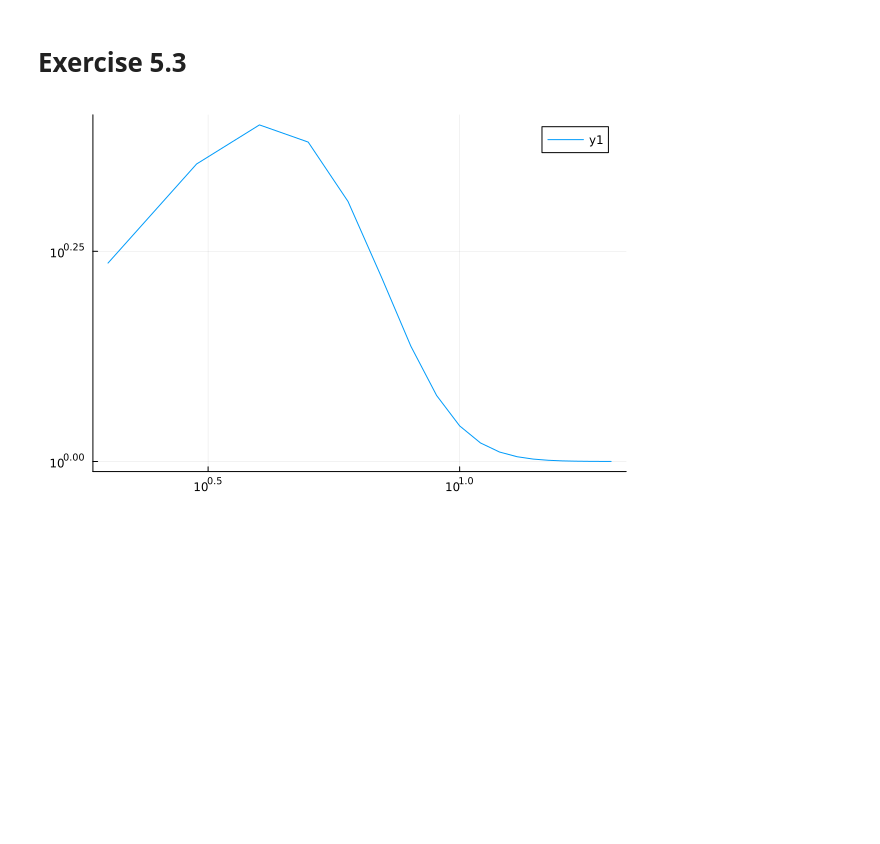
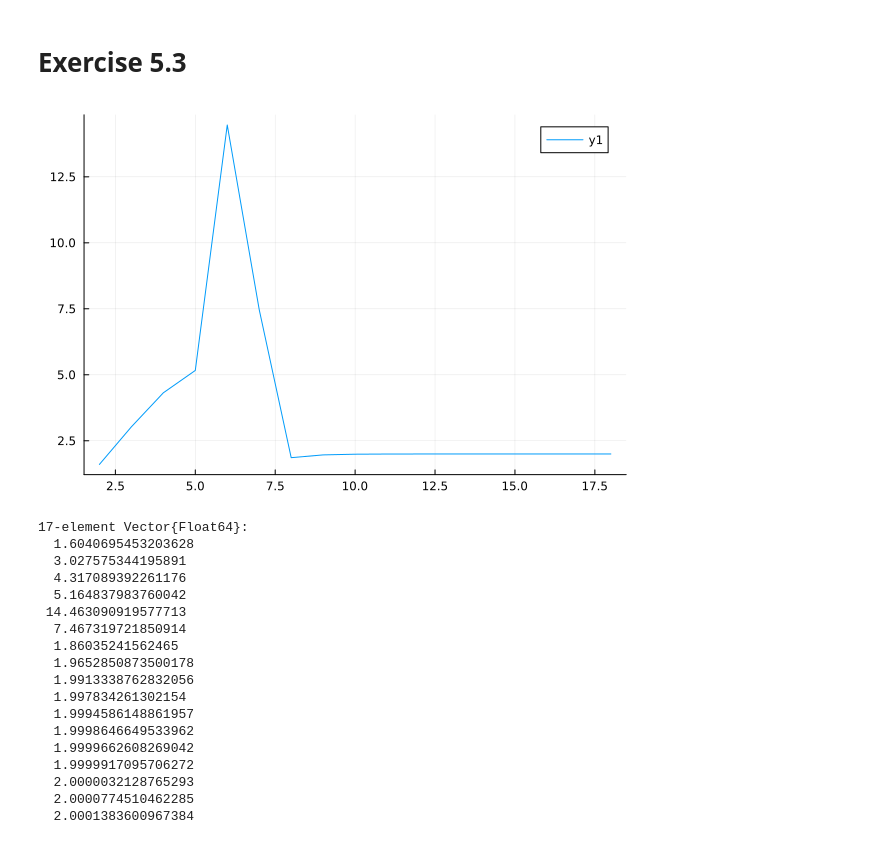
Before and after one commit to jkbch/FEM, a Jupyter notebook: week 3/bavian.ipynb, the cells around one changed output. Cells and saved outputs as stored; diff of their text form; code cells hidden in the pictures; blank space fills up the shorter version.

```diff
--- a/week 3/bavian.ipynb
+++ b/week 3/bavian.ipynb
@@ -207,8 +207,7 @@ display(d)
 # %% [markdown]
 # Exercise 5.2
 # %%
-function updateRandS(bnodes::Vector{Int64},
-    A::SparseMatrixCSC{Float64, Int64},
+function updateRandS(A::SparseMatrixCSC{Float64, Int64},
     C::SparseMatrixCSC{Float64, Int64},
     dt::Float64,
     theta::Float64
@@ -254,7 +253,7 @@ uhat = g.(VX, VY)
 bnodes = constructBnodes(VX, VY, tol, distD)
 R, S, b = assembly(VX, VY, EToV, lam1, lam2, qt.(VX, VY), ct.(VX,VY))
 R, S, b, d = dirbc(bnodes, f.(VX,VY), R, S, b)
-R, S = updateRandS(bnodes,R,S,dt,theta)
+R, S = updateRandS(R,S,dt,theta)
 R = Symmetric(R)
 S = Symmetric(S)
 
@@ -286,29 +283,49 @@ WARNING: both Plots and LinearAlgebra export "rotate!"; uses of it in module Mai
 # %% [markdown]
 # Exercise 5.3
 # %%
-theta = 1.0
-t = 0.5
-P = 20
+theta = 0.5
+t = 1.0
+P = 18
 uhats = zeros(length(VX), P+1)
 qp = zeros(P-1)
 
 for p in 0:P
     dt = t/(2^p)
     uhat = g.(VX, VY)
     R, S, b = assembly(VX, VY, EToV, lam1, lam2, qt.(VX, VY), ct.(VX,VY))
     R, S, b, d = dirbc(bnodes, f.(VX,VY), R, S, b)
-    R, S = updateRandS(bnodes,R,S,dt,theta)
+    R, S = updateRandS(R,S,dt,theta)
     R = Symmetric(R)
     S = Symmetric(S)
     for i in 1:div(t,dt)
         uhat = solveTDDBVP(R,S,uhat)
     end
+    display(uhat)
     uhats[:,p+1] = uhat
     if p>=2
         qp[p-1] = log2(maximum(abs, (uhats[:,p-1]-uhats[:,p]))/maximum(abs, (uhats[:,p]-uhats[:,p+1])))
     end
 end
 
 display(plot(2:P,qp))
+display(qp)
 # %% [output]
-[figure, old version]
+[figure, new version]
+17-element Vector{Float64}:
+  1.6040695453203628
+  3.027575344195891
+  4.317089392261176
+  5.164837983760042
+ 14.463090919577713
+  7.467319721850914
+  1.86035241562465
+  1.9652850873500178
+  1.9913338762832056
+  1.997834261302154
+  1.9994586148861957
+  1.9998646649533962
+  1.9999662608269042
+  1.9999917095706272
+  2.0000032128765293
+  2.0000774510462285
+  2.0001383600967384
```
Also changed, not shown: parts of 1 cell of this notebook.
